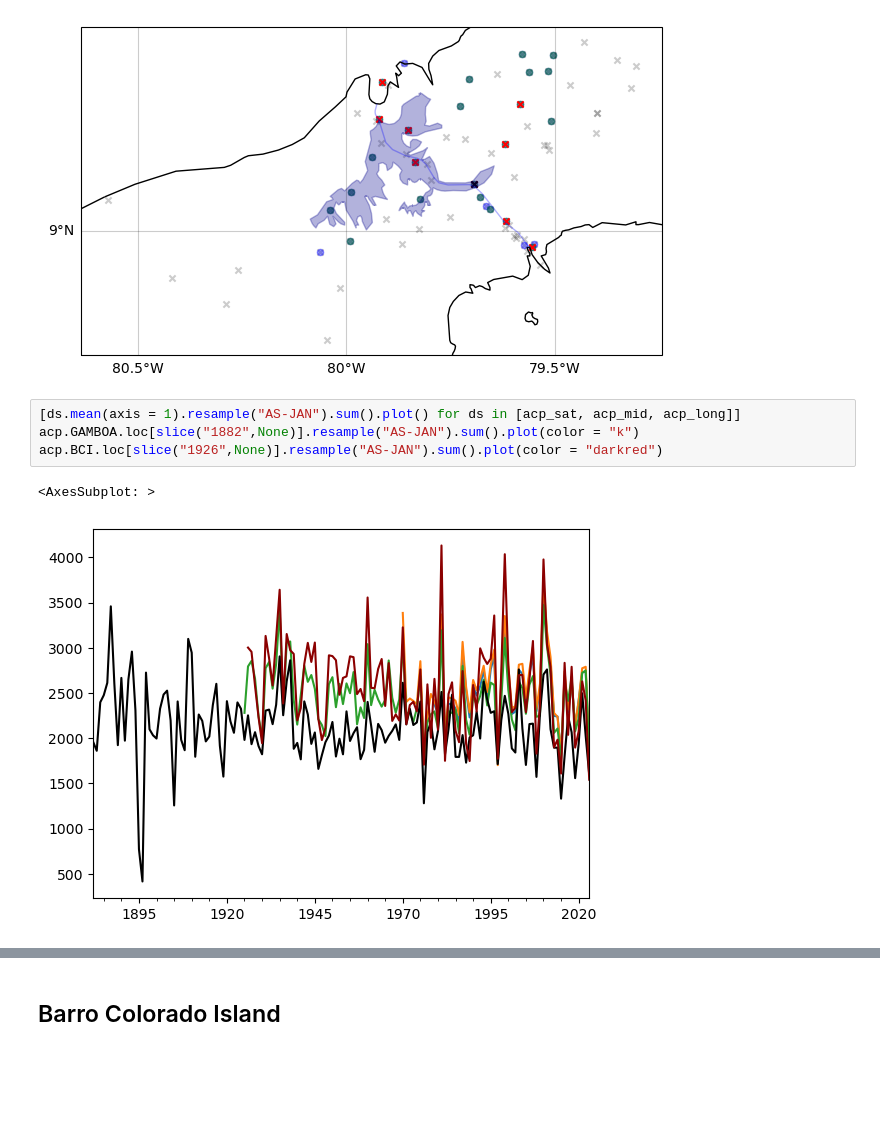
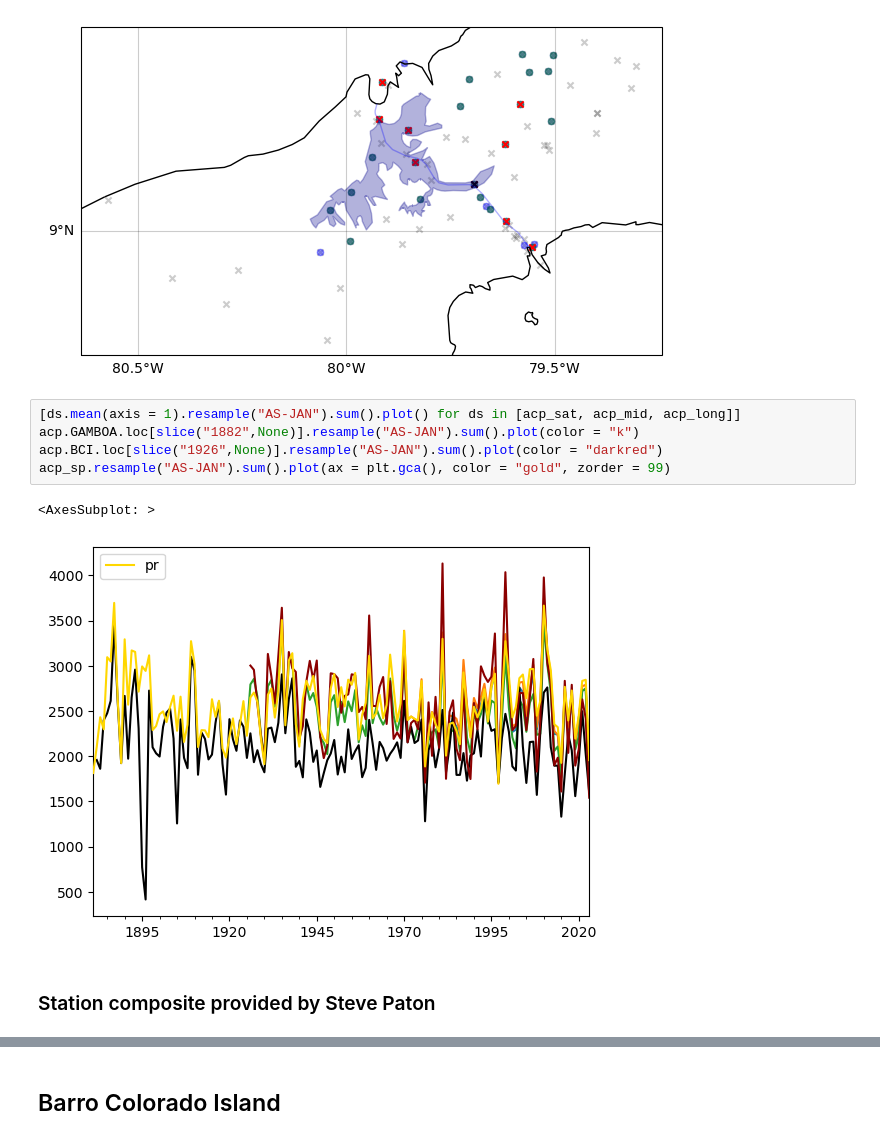
Before and after one commit to clairbarnes/wwa-current, a Jupyter notebook: 24-03_Panama-drought/panama-drought_0P_pre-processing.ipynb, the cells around one changed output, grey strips where cells are left out. Saved outputs shown, nothing was run; the diff lists cells and outputs as text; blank space fills up the shorter version.

```diff
--- a/24-03_Panama-drought/panama-drought_0P_pre-processing.ipynb
+++ b/24-03_Panama-drought/panama-drought_0P_pre-processing.ipynb
@@ -335,7 +336,10 @@ ax.gridlines(color = "k", alpha = 0.2, draw_labels = ["left", "bottom"], xlocs =
 # %%
 [ds.mean(axis = 1).resample("AS-JAN").sum().plot() for ds in [acp_sat, acp_mid, acp_long]]
 acp.GAMBOA.loc[slice("1882",None)].resample("AS-JAN").sum().plot(color = "k")
 acp.BCI.loc[slice("1926",None)].resample("AS-JAN").sum().plot(color = "darkred")
+acp_sp.resample("AS-JAN").sum().plot(ax = plt.gca(), color = "gold", zorder = 99)
 # %% [output]
 <AxesSubplot: >
-[figure, old version]
+[figure, new version]
+# %% [markdown]
+### Station composite provided by Steve Paton
```
Also changed, not shown: parts of 11 cells of this notebook, 9 other files.
